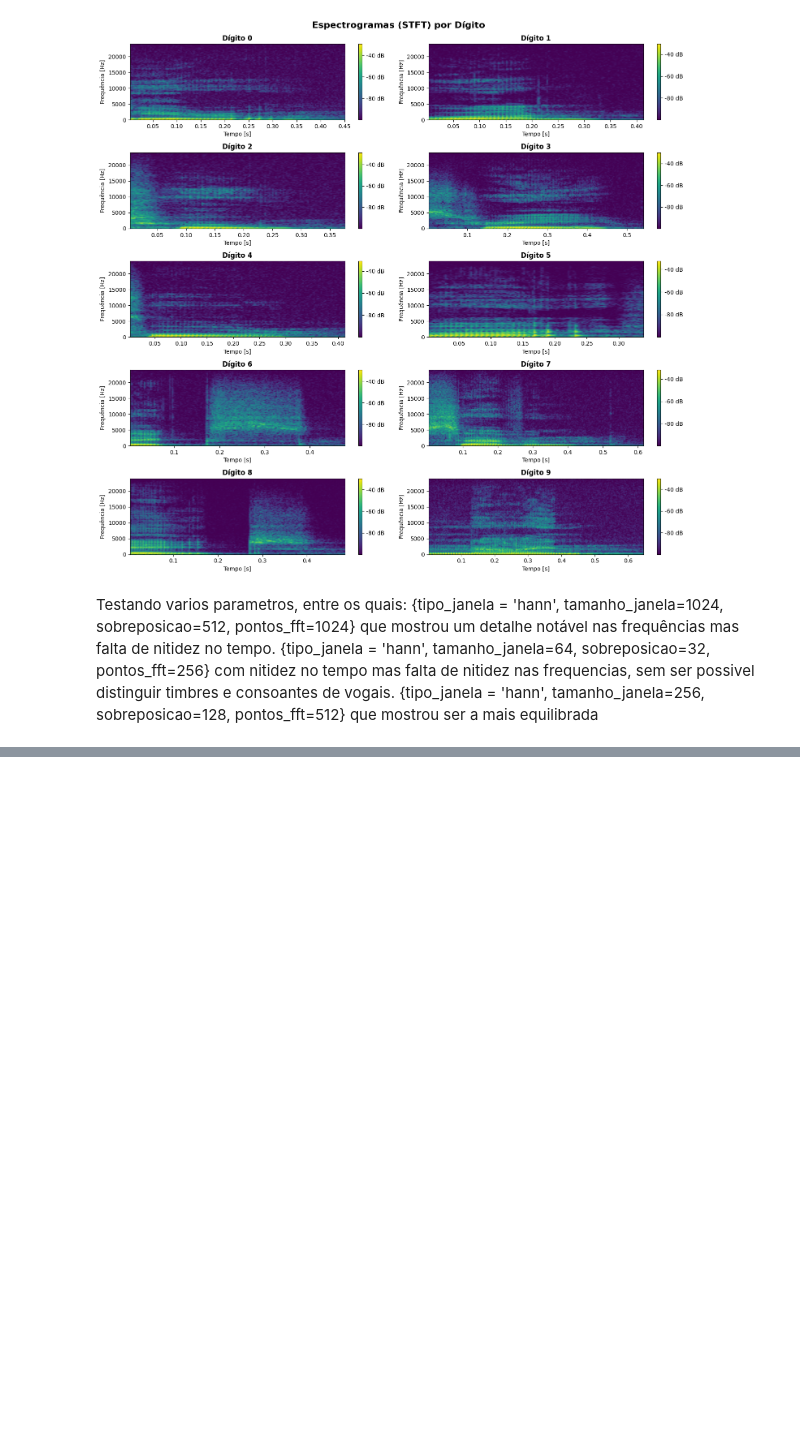
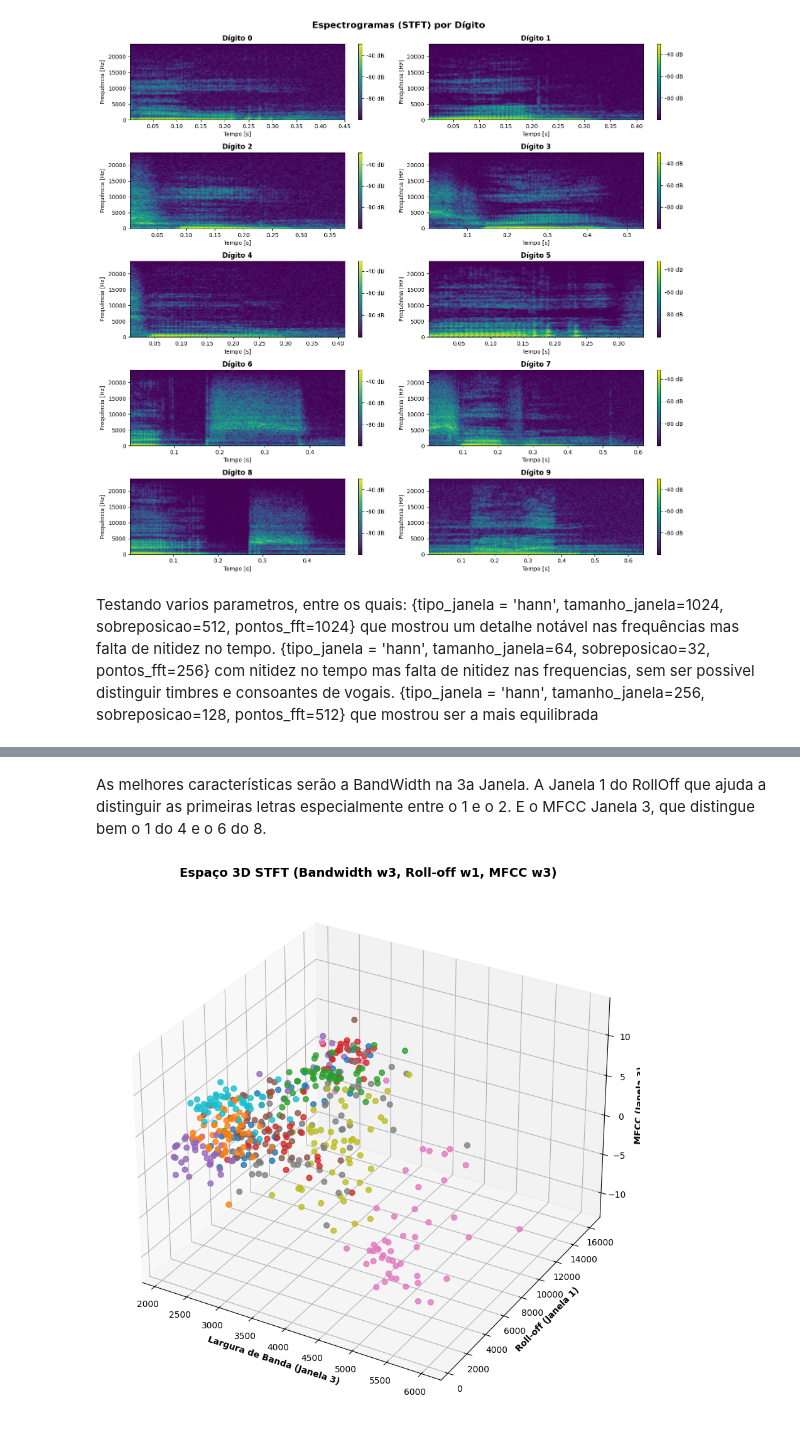
Before and after one commit to tdamiaon/ATD-Projeto, a Jupyter notebook: ATD_P2.ipynb, the cells around one changed output, grey strips where cells are left out. Drawn from its saved outputs; the diff is of its cells as text; code cells hidden in the pictures; blank space fills up the shorter version.

```diff
--- a/ATD_P2.ipynb
+++ b/ATD_P2.ipynb
@@ -295,0 +336,33 @@ plt.show()
+# %% [markdown]
+As melhores características serão a BandWidth na 3a Janela. A Janela 1 do RollOff que ajuda a distinguir as primeiras letras especialmente entre o 1 e o 2. E o MFCC Janela 3, que distingue bem o 1 do 4 e o 6 do 8.
+# %%
+import matplotlib.pyplot as plt
+
+# Criar a figura
+fig = plt.figure(figsize=(12, 9))
+ax = fig.add_subplot(111, projection='3d')
+
+# As 3 características STFT fatiadas que o Senhor escolheu
+x = df['bandwidth_w3']
+y = df['rolloff_w1']
+z = df['mfcc_w3']
+
+# Desenhar o gráfico de dispersão 3D
+scatter = ax.scatter(x, y, z, c=df['digito'], cmap='tab10', s=40, alpha=0.8)
+
+# Rótulos dos eixos refletindo a sua escolha
+ax.set_xlabel('Largura de Banda (Janela 3)', fontweight='bold')
+ax.set_ylabel('Roll-off (Janela 1)', fontweight='bold')
+ax.set_zlabel('MFCC (Janela 3)', fontweight='bold')
+ax.set_title('Espaço 3D STFT (Bandwidth w3, Roll-off w1, MFCC w3)', fontsize=14, fontweight='bold')
+
+# Adicionar legenda elegante fora do gráfico
+legend = ax.legend(*scatter.legend_elements(), title="Dígitos", loc='upper left', bbox_to_anchor=(1.05, 1))
+ax.add_artist(legend)
+
+# Ajustar e mostrar
+plt.tight_layout()
+plt.savefig('grafico_3d_stft.png', dpi=300)
+plt.show()
+# %% [output]
+[figure, added]
```
Also changed, not shown: parts of 6 cells of this notebook.
